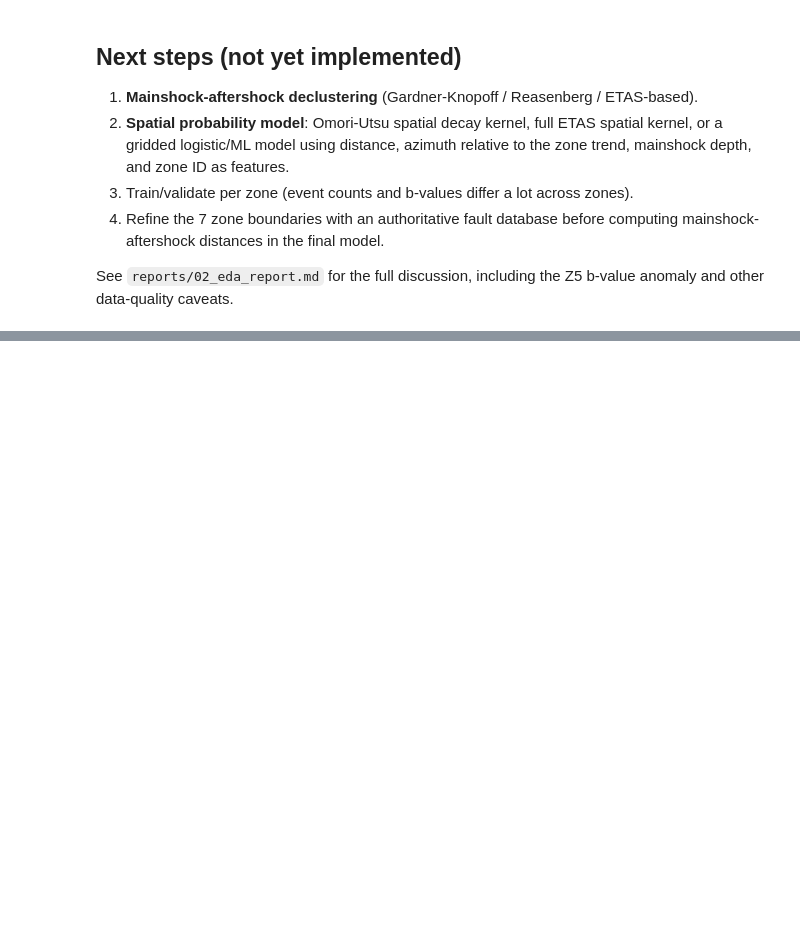
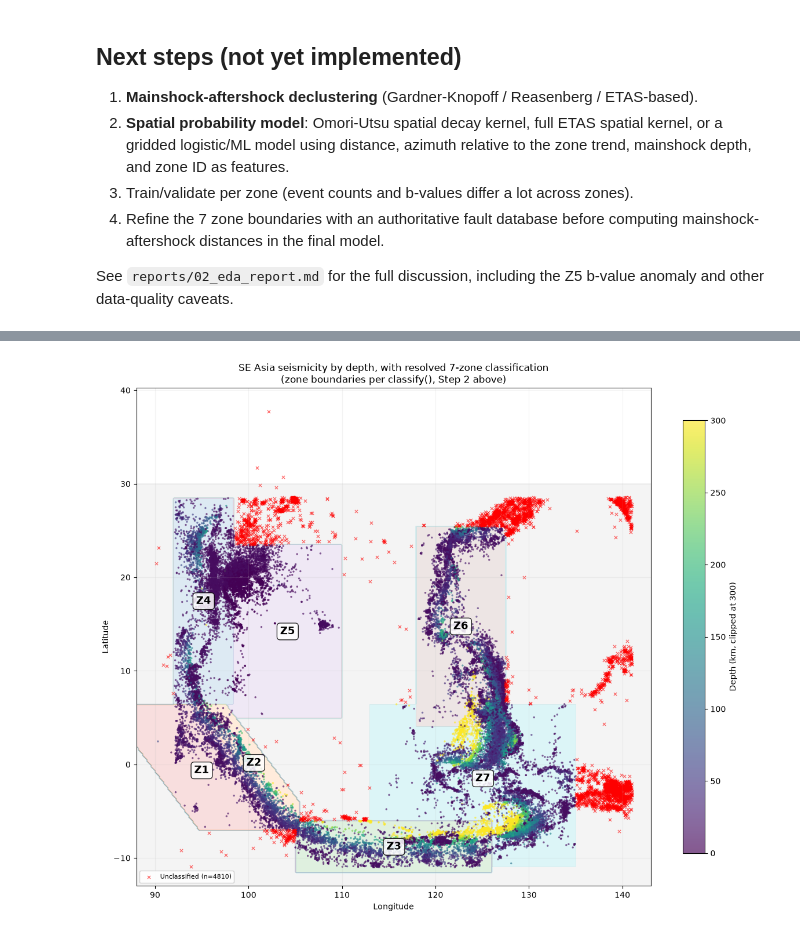
Before and after one commit to maypccp19-glitch/thesis_draft, a Jupyter notebook: thesis_eda.ipynb, the cells around one changed output, grey strips where cells are left out. Saved outputs shown, nothing was run; the diff lists cells and outputs as text; code cells hidden in the pictures; blank space fills up the shorter version.

```diff
--- a/thesis_eda.ipynb
+++ b/thesis_eda.ipynb
@@ -430,0 +455,48 @@ Z5 b-value anomaly and other data-quality caveats.
+# %%
+import matplotlib.colors as mcolors
+
+def plot_depth_by_zone_viridis(df, grid_step=0.15):
+    lon_grid = np.arange(88, 143 + grid_step, grid_step)
+    lat_grid = np.arange(-13, 30 + grid_step, grid_step)
+    LON, LAT = np.meshgrid(lon_grid, lat_grid)
+
+    zone_codes = ZONE_ORDER  # ["Z1", ..., "Z7", "Unclassified"], from Step 3
+    zone_to_int = {z: i for i, z in enumerate(zone_codes)}
+    classify_vec = np.vectorize(lambda la, lo: zone_to_int[classify(la, lo)])
+    ZGRID = classify_vec(LAT, LON)
+
+    fig, ax = plt.subplots(figsize=(12, 10))
+    bg_cmap = mcolors.ListedColormap([ZONE_COLOR[z] for z in zone_codes])
+    bg_norm = mcolors.BoundaryNorm(np.arange(-0.5, len(zone_codes) + 0.5, 1), bg_cmap.N)
+    ax.contourf(LON, LAT, ZGRID, levels=np.arange(-0.5, len(zone_codes) + 0.5, 1),
+                cmap=bg_cmap, norm=bg_norm, alpha=0.15)
+
+    for zone in zone_codes:
+        if zone == "Unclassified":
+            continue
+        mask = ZGRID == zone_to_int[zone]
+        if mask.any():
+            ax.text(LON[mask].mean(), LAT[mask].mean(), zone, fontsize=13, fontweight="bold",
+                    ha="center", va="center", bbox=dict(boxstyle="round", fc="white", ec="black", alpha=0.85))
+
+    classified = df[df["zone_code"] != "Unclassified"]
+    unclassified = df[df["zone_code"] == "Unclassified"]
+    sc = ax.scatter(classified["lon"], classified["lat"], c=classified["depth_km"].clip(upper=300),
+                     cmap="viridis", s=6, alpha=0.65, linewidths=0)
+    ax.scatter(unclassified["lon"], unclassified["lat"], marker="x", color="red", s=14, alpha=0.6,
+               linewidths=0.9, label=f"Unclassified (n={len(unclassified)})")
+    cbar = fig.colorbar(sc, ax=ax, shrink=0.8)
+    cbar.set_label("Depth (km, clipped at 300)")
+    ax.set_xlabel("Longitude"); ax.set_ylabel("Latitude")
+    ax.set_title("SE Asia seismicity by depth, with resolved 7-zone classification\n"
+                 "(zone boundaries per classify(), Step 2 above)")
+    ax.set_aspect("equal")
+    ax.legend(loc="lower left", fontsize=8, framealpha=0.9)
+    ax.grid(alpha=0.15)
+    fig.tight_layout()
+    fig.savefig("figures/05_depth_by_zone.png", dpi=150)
+    plt.show()
+
+plot_depth_by_zone_viridis(df)
+# %% [output]
+[figure, added]
```
Also changed, not shown: parts of 22 cells of this notebook, 20 other files.
